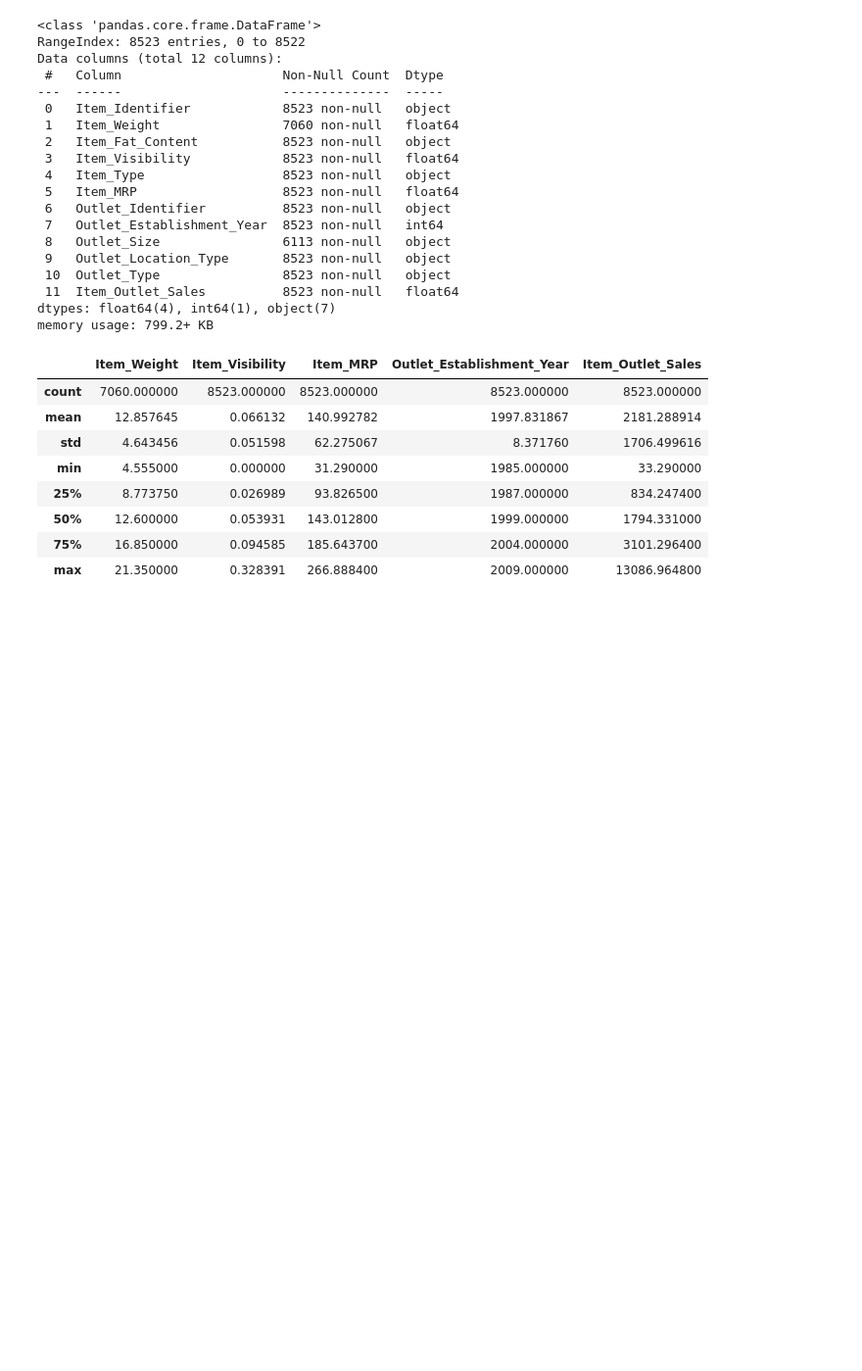
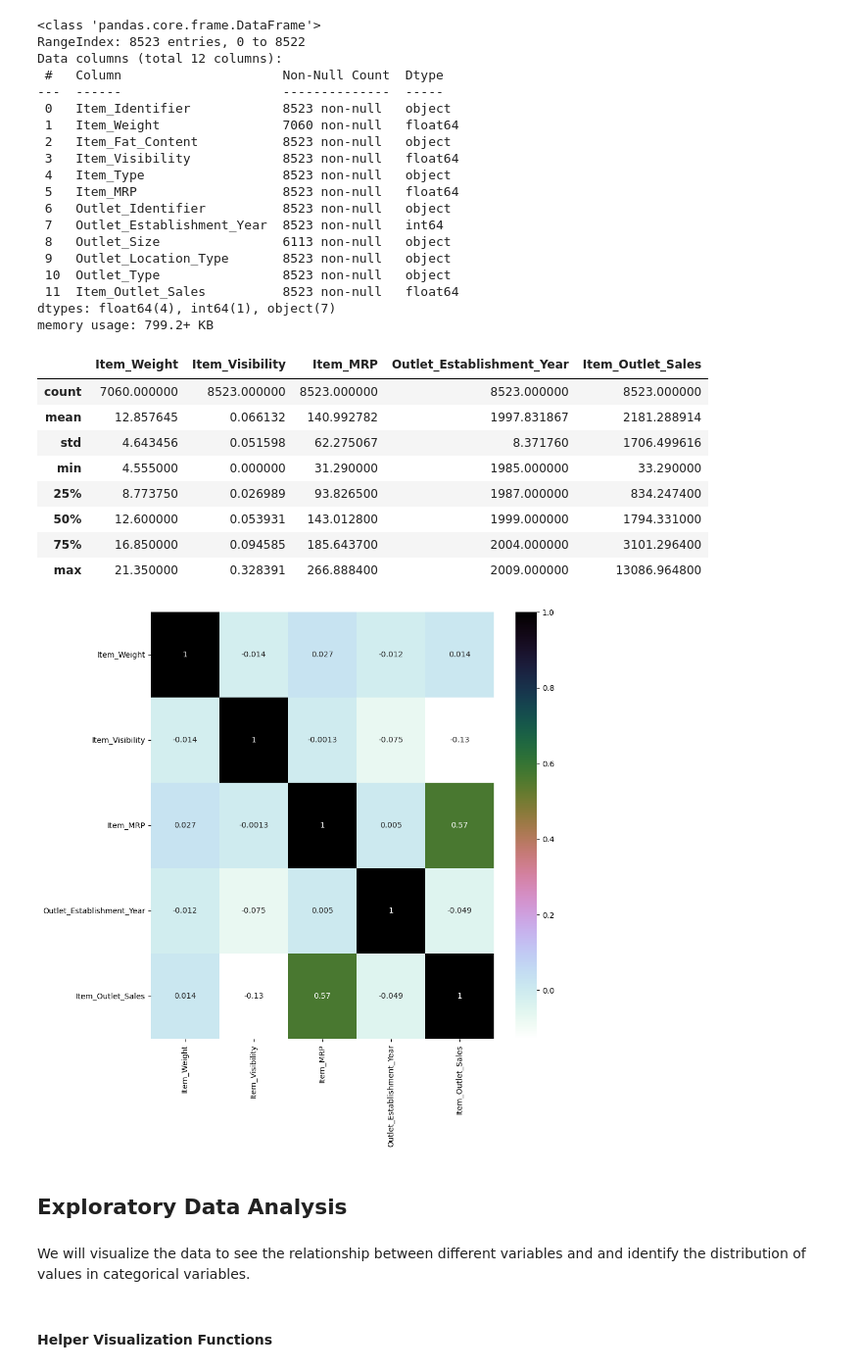
Before and after one commit to Technocolabs100/BigMart-Data-Analysis-and-Prediction, a Jupyter notebook: Mahmoud_Khaled_mahmoud.khaled12245@gmail.com.ipynb, the cells around one changed output. Shown: that part at 98% size. Drawn from its saved outputs; the diff is of its cells as text; code cells hidden in the pictures; blank space fills up the shorter version.

```diff
--- a/Mahmoud_Khaled_mahmoud.khaled12245@gmail.com.ipynb
+++ b/Mahmoud_Khaled_mahmoud.khaled12245@gmail.com.ipynb
@@ -58,3 +60,15 @@ train_data.describe()
 | 50% | 12.600000 | 0.053931 | 143.012800 | 1999.000000 | 1794.331000 |
 | 75% | 16.850000 | 0.094585 | 185.643700 | 2004.000000 | 3101.296400 |
 | max | 21.350000 | 0.328391 | 266.888400 | 2009.000000 | 13086.964800 |
+# %%
+plt.figure(figsize=(10,10))
+sns.heatmap(train_data.corr(), annot=True, cmap='cubehelix_r')
+plt.show()
+# %% [output]
+[figure, added]
+# %% [markdown]
+## Exploratory Data Analysis
+# %% [markdown]
+We will visualize the data to see the relationship between different variables and and identify the distribution of values in categorical variables.
+# %% [markdown]
+#### Helper Visualization Functions
```
Also changed, not shown: parts of 13 cells of this notebook.
